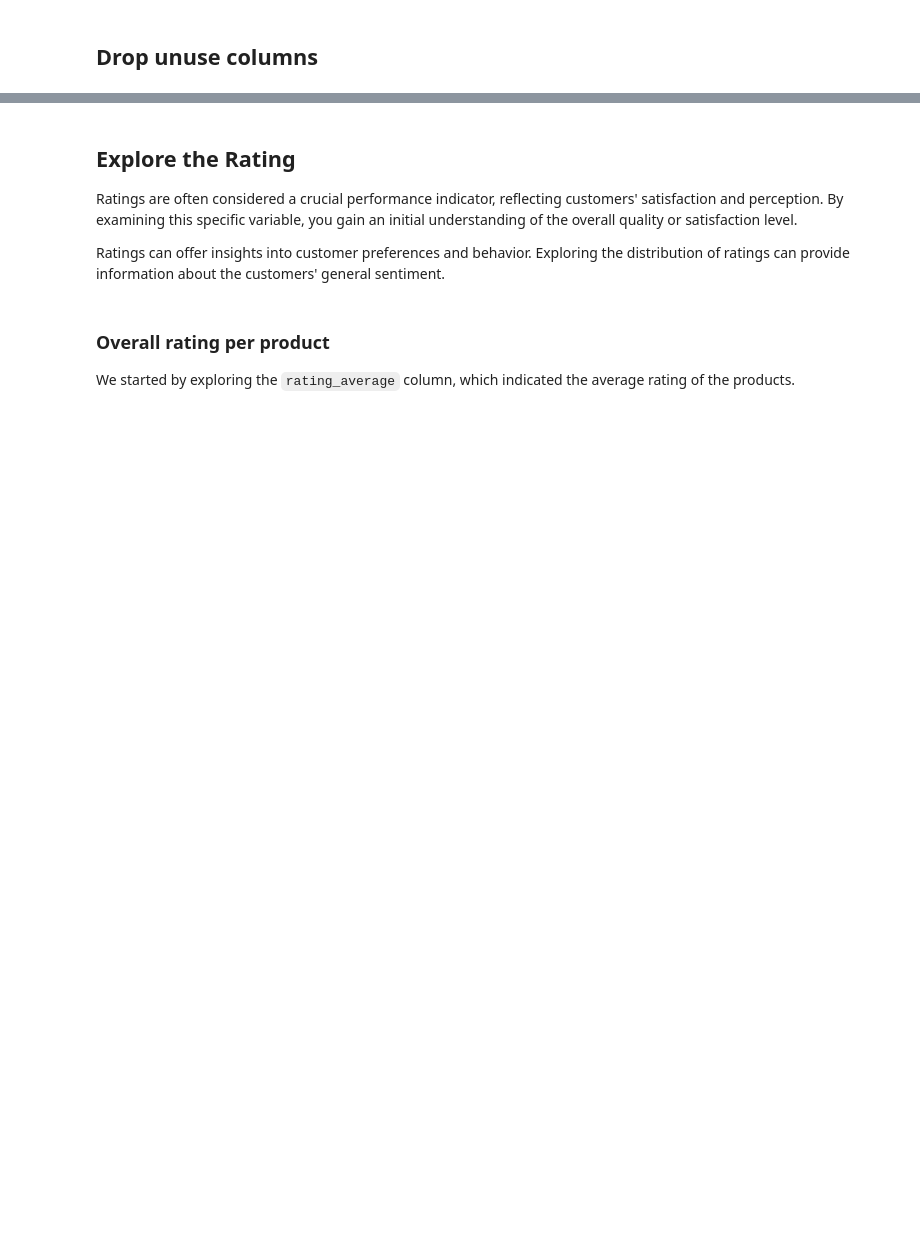
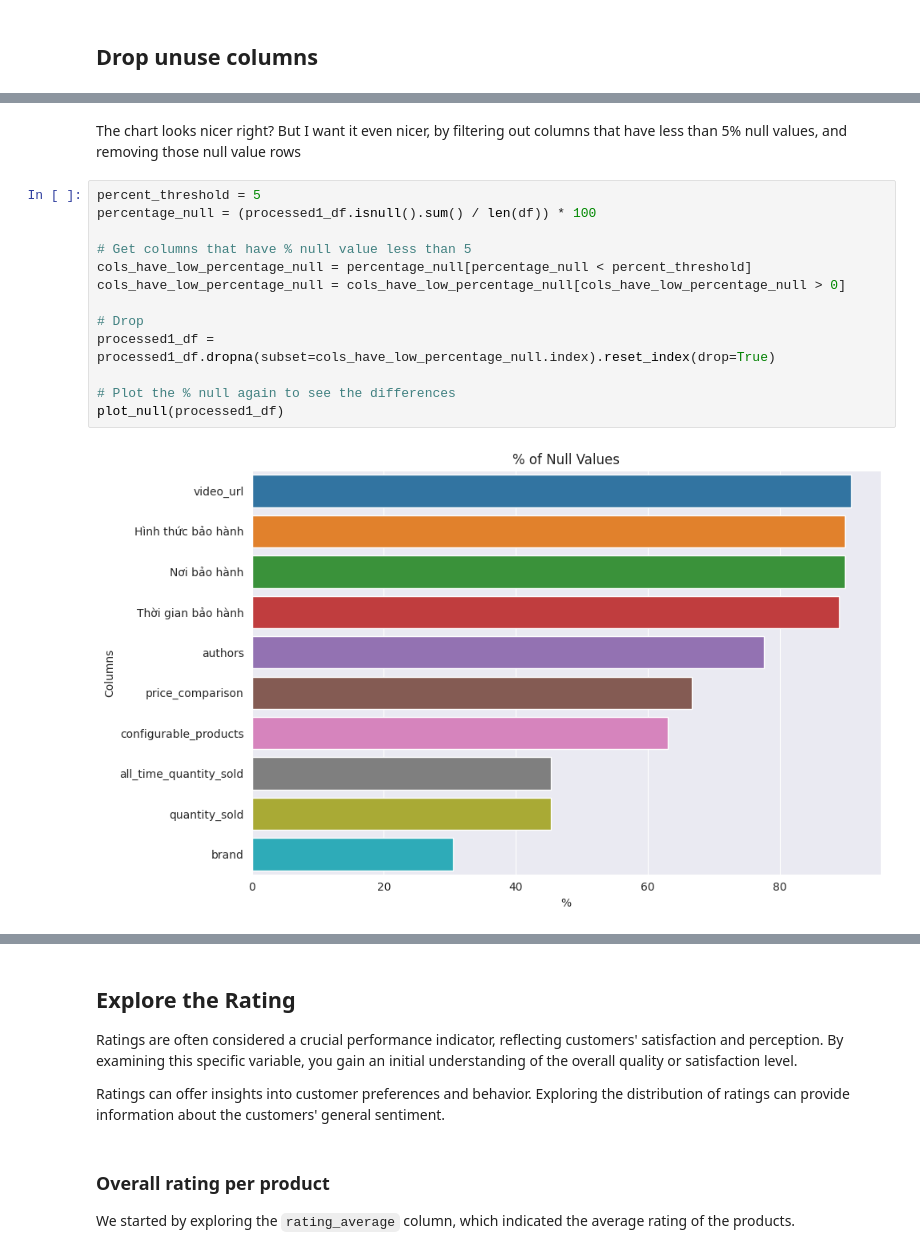
Before and after one commit to thaileqt/asdasdsadasdasdasdasdasdsad, a Jupyter notebook: eda.ipynb, the cells around one changed output, grey strips where cells are left out. Drawn from its saved outputs; the diff is of its cells as text; blank space fills up the shorter version.

```diff
--- a/eda.ipynb
+++ b/eda.ipynb
@@ -423,0 +268,17 @@ df = df.drop('shippable', axis=1)
+# %% [markdown]
+The chart looks nicer right? But I want it even nicer, by filtering out columns that have less than 5% null values, and removing those null value rows
+# %%
+percent_threshold = 5
+percentage_null = (processed1_df.isnull().sum() / len(df)) * 100
+
+# Get columns that have % null value less than 5
+cols_have_low_percentage_null = percentage_null[percentage_null < percent_threshold]
+cols_have_low_percentage_null = cols_have_low_percentage_null[cols_have_low_percentage_null > 0]
+
+# Drop
+processed1_df = processed1_df.dropna(subset=cols_have_low_percentage_null.index).reset_index(drop=True)
+
+# Plot the % null again to see the differences
+plot_null(processed1_df)
+# %% [output]
+[figure, added]
```
Also changed, not shown: parts of 173 cells of this notebook.
